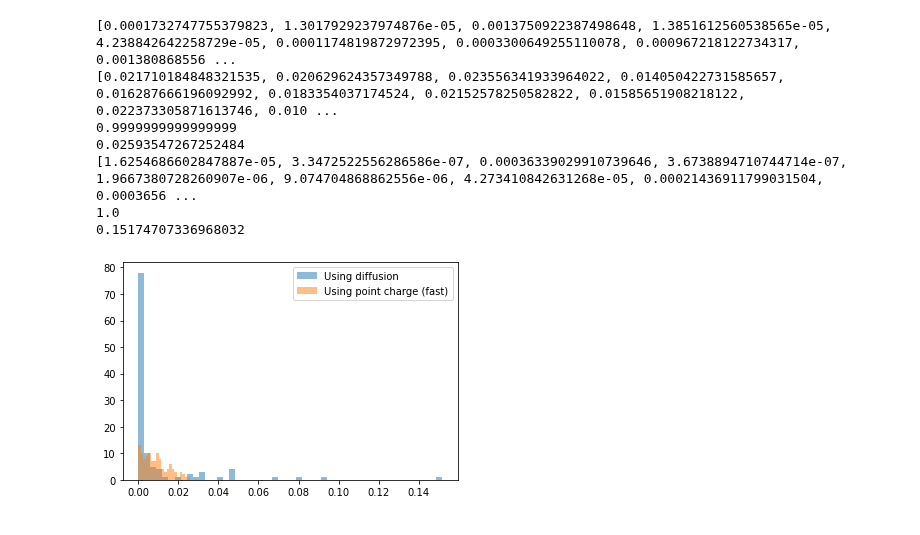
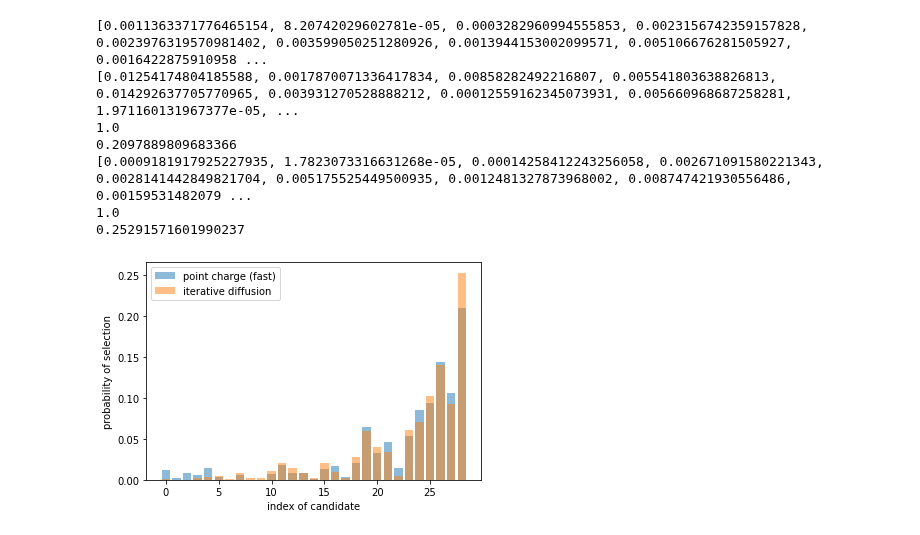
Before and after one commit to g-nilsson/spatial_discretizations_impact_on_simulations, a Jupyter notebook: fast_laplacian_2D.ipynb, the cells around one changed output. Cells and saved outputs as stored; diff of their text form; code cells hidden in the pictures.

Commit message:
Adjusted parameters so that point_charge gives very similar probability distribution as iterative diffusion

```diff
--- a/fast_laplacian_2D.ipynb
+++ b/fast_laplacian_2D.ipynb
@@ -290,8 +290,12 @@ class lightningSimulation:
 # %%
 sim_instance = lightningSimulation(width=80, height=80, n=1.5, threshold=0.001)
 
-for _ in tqdm(range(100)):
+k = 0
+for _ in tqdm(range(1)):
     sim_instance.update()
+# %%
+k += 1
+sim_instance.update()
 # %%
 sim_instance.display_state(lightning=True)
 # %% [output]
@@ -325,7 +329,7 @@ for row_i in tqdm(range(sim_instance.height)):
         # I technically also consider this, but I let
         # my my "ground" be a line of opposite charge particles.
         elif sim_instance.grid[row_i, x_i] == 1:
-            lightning_struct.append(([row_i, x_i], -1))
+            lightning_struct.append(([row_i, x_i], -25))
 
 
 print(lightning_struct)
@@ -345,7 +349,7 @@ for candidate in candidates:
 print(potentials)
 
 # Normalize the potentials and use nu
-nu = 1.5
+nu = 2.5
 min_pot = min(potentials)
 pot_range = max(potentials) - min(potentials)
 
@@ -388,34 +392,37 @@ plt.show()
 # %%
 sim_instance.iterative_diffusion()
 diffusion_potentials = []
 for candidate in candidates:
     diffusion_potentials.append(sim_instance.potential[candidate[0], candidate[1]])
 
 print(diffusion_potentials)
-
 diffusion_probabilities = []
 # Make probability distribution, raising to the power of nu
-raised_sum = np.sum(np.array(diffusion_potentials)**nu)
+raised_sum = np.sum(np.array(diffusion_potentials)**sim_instance.n)
 for i in range(len(diffusion_potentials)):
-    diffusion_probabilities.append( diffusion_potentials[i]**nu / raised_sum )
+    diffusion_probabilities.append( diffusion_potentials[i]**sim_instance.n / raised_sum )
 
 print(probabilities)
 print(sum(probabilities))
 print(max(probabilities))
 print(diffusion_probabilities)
 print(sum(diffusion_probabilities))
 print(max(diffusion_probabilities))
 
-plt.hist(diffusion_probabilities, bins=50, alpha=0.5, label='Using diffusion')
-plt.hist(probabilities, bins=20, alpha=0.5, label='Using point charge (fast)')
+
+plt.bar(range(len(probabilities)), probabilities, alpha=0.5, label='point charge (fast)')
+plt.bar(range(len(diffusion_probabilities)), diffusion_probabilities, alpha=0.5, label='iterative diffusion')
 plt.legend()
+plt.xlabel('index of candidate')
+plt.ylabel('probability of selection')
+plt.savefig(f'distribution_{k}.png')
 plt.show()
 # %% [output]
-[0.0001732747755379823, 1.3017929237974876e-05, 0.0013750922387498648, 1.3851612560538565e-05, 4.238842642258729e-05, 0.0001174819872972395, 0.0003300649255110078, 0.000967218122734317, 0.001380868556 ...
-[0.021710184848321535, 0.020629624357349788, 0.023556341933964022, 0.014050422731585657, 0.016287666196092992, 0.0183354037174524, 0.02152578250582822, 0.01585651908218122, 0.022373305871613746, 0.010 ...
-0.9999999999999999
-0.02593547267252484
-[1.6254686602847887e-05, 3.3472522556286586e-07, 0.00036339029910739646, 3.6738894710744714e-07, 1.9667380728260907e-06, 9.074704868862556e-06, 4.273410842631268e-05, 0.00021436911799031504, 0.0003656 ...
+[0.0011363371776465154, 8.20742029602781e-05, 0.0003282960994555853, 0.0023156742359157828, 0.0023976319570981402, 0.003599050251280926, 0.0013944153002099571, 0.005106676281505927, 0.0016422875910958 ...
+[0.01254174804185588, 0.0017870071336417834, 0.00858282492216807, 0.005541803638826813, 0.014292637705770965, 0.003931270528888212, 0.00012559162345073931, 0.005660968687258281, 1.971160131967377e-05, ...
 1.0
-0.15174707336968032
+0.2097889809683366
+[0.0009181917925227935, 1.7823073316631268e-05, 0.00014258412243256058, 0.002671091580221343, 0.0028141442849821704, 0.005175525449500935, 0.0012481327873968002, 0.008747421930556486, 0.00159531482079 ...
+1.0
+0.25291571601990237
-[figure, old version]
+[figure, new version]
```
Also changed, not shown: parts of 3 cells of this notebook, 2 other files.
